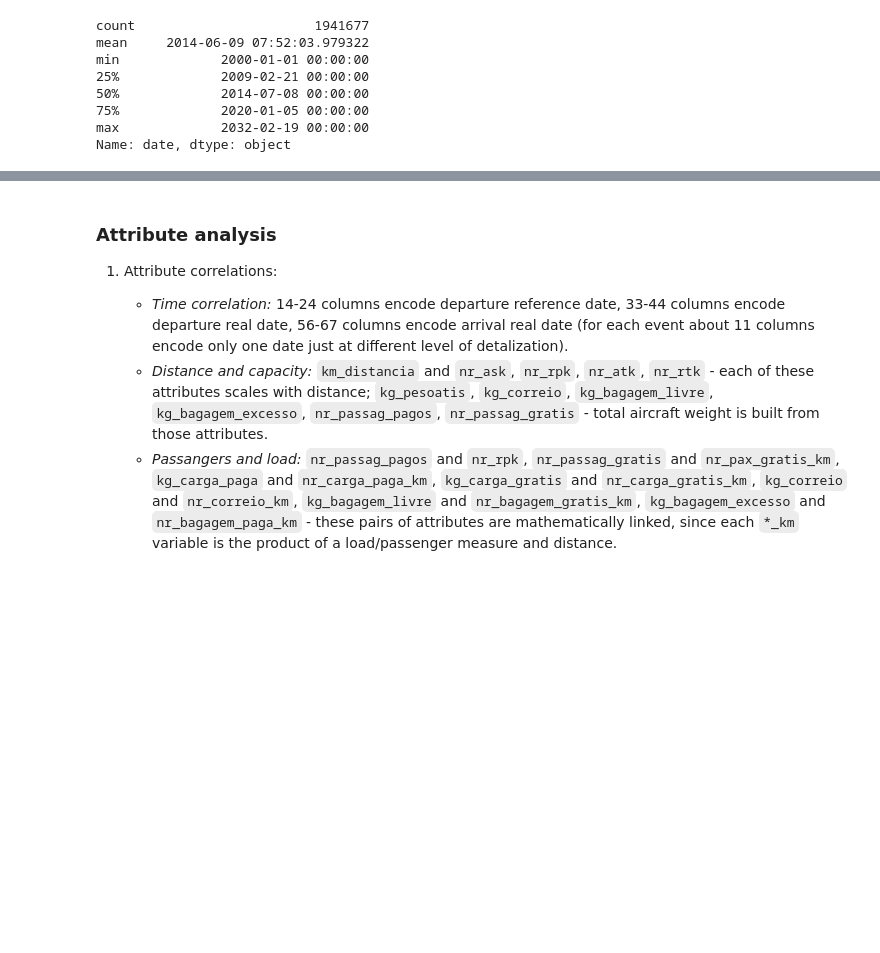
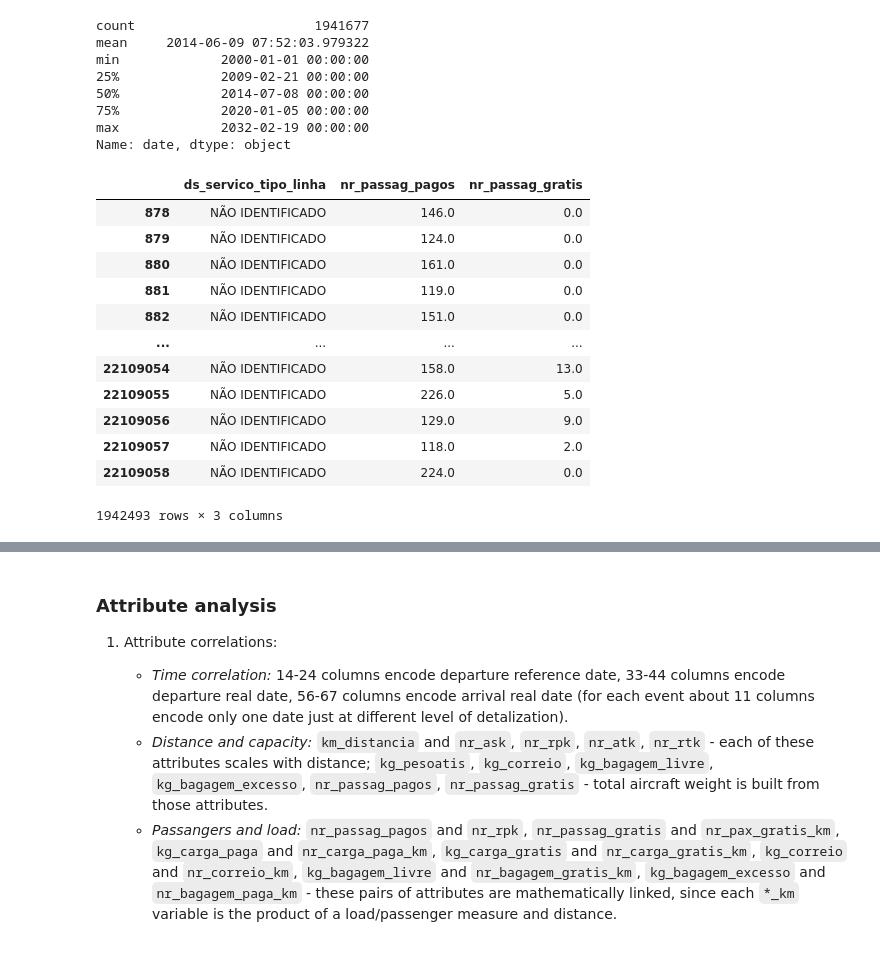
Before and after one commit to SavIvan24/Predicting-Monthly-Passenger-Air-Traffic-in-Brazil, a Jupyter notebook: data_understanding.ipynb, the cells around one changed output, grey strips where cells are left out. Saved outputs shown, nothing was run; the diff lists cells and outputs as text; code cells hidden in the pictures; blank space fills up the shorter version.

```diff
--- a/data_understanding.ipynb
+++ b/data_understanding.ipynb
@@ -397,7 +402,7 @@ chunks = []
 
 reader = pd.read_csv(
     'anac_brazil.csv',
-    usecols=['dt_partida_real', 'nr_passag_pagos', 'nr_passag_gratis', 'ds_grupo_di', 'ds_servico_tipo_linha', 'ds_natureza_tipo_linha', 'nm_pais_origem', 'nm_pais_destino'],
+    usecols=['dt_partida_real', 'nr_passag_pagos', 'nr_passag_gratis', 'ds_grupo_di', 'ds_natureza_tipo_linha', 'nm_pais_origem', 'nm_pais_destino'],
     chunksize=chunk_size
 )
 
@@ -464,3 +469,33 @@ min             2000-01-01 00:00:00
 75%             2020-01-05 00:00:00
 max             2032-02-19 00:00:00
 Name: date, dtype: object
+# %%
+chunk_size = 100000
+chunks = []
+
+reader = pd.read_csv(
+    'anac_brazil.csv',
+    usecols=['nr_passag_pagos', 'nr_passag_gratis', 'ds_servico_tipo_linha'],
+    chunksize=chunk_size
+)
+
+for chunk in reader:
+    chunks.append(chunk)
+
+not_identified_flights2 = pd.concat(chunks, ignore_index=True)
+# %%
+not_identified_flights2[not_identified_flights2['ds_servico_tipo_linha'] == 'NÃO IDENTIFICADO']
+# %% [output]
+|  | ds_servico_tipo_linha | nr_passag_pagos | nr_passag_gratis |
+| 878 | NÃO IDENTIFICADO | 146.0 | 0.0 |
+| 879 | NÃO IDENTIFICADO | 124.0 | 0.0 |
+| 880 | NÃO IDENTIFICADO | 161.0 | 0.0 |
+| 881 | NÃO IDENTIFICADO | 119.0 | 0.0 |
+| 882 | NÃO IDENTIFICADO | 151.0 | 0.0 |
+| ... | ... | ... | ... |
+| 22109054 | NÃO IDENTIFICADO | 158.0 | 13.0 |
+| 22109055 | NÃO IDENTIFICADO | 226.0 | 5.0 |
+| 22109056 | NÃO IDENTIFICADO | 129.0 | 9.0 |
+| 22109057 | NÃO IDENTIFICADO | 118.0 | 2.0 |
+| 22109058 | NÃO IDENTIFICADO | 224.0 | 0.0 |
+1942493 rows × 3 columns
```
Also changed, not shown: parts of 4 cells of this notebook, 1 other file.
